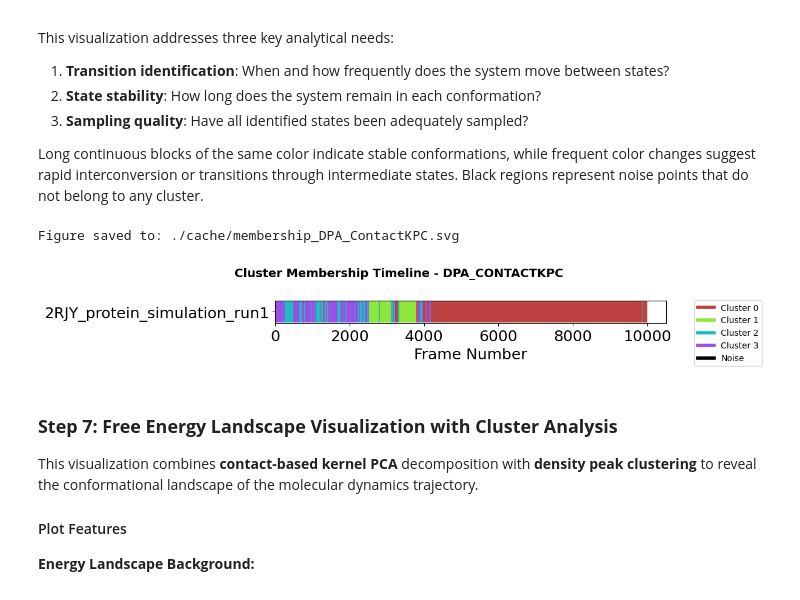
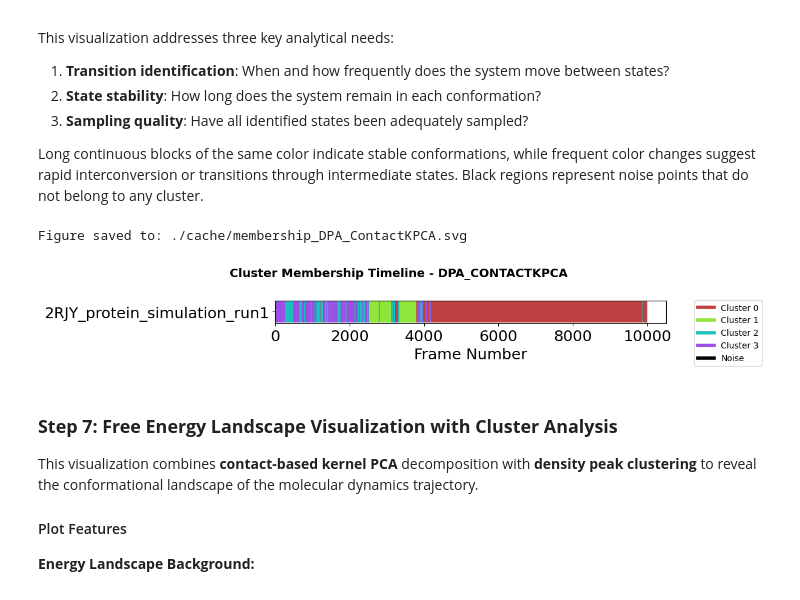
Before and after one commit to maximilian-salomon/mdxplain, a Jupyter notebook: tutorials/02_VillinHeadpiece_Full_Analysis.ipynb, the cells around one changed output. Saved outputs shown, nothing was run; the diff lists cells and outputs as text; code cells hidden in the pictures.

```diff
--- a/tutorials/02_VillinHeadpiece_Full_Analysis.ipynb
+++ b/tutorials/02_VillinHeadpiece_Full_Analysis.ipynb
@@ -189,16 +187,16 @@ changes suggest rapid interconversion or transitions through intermediate states
 represent noise points that do not belong to any cluster.
 # %%
 fig = pipeline.plots.clustering.membership(
-    clustering_name="DPA_ContactKPC",
+    clustering_name="DPA_ContactKPCA",
     save_fig=True,
     file_format="svg",
     tick_fontsize=18,
     xlabel_fontsize=18,
     ylabel_fontsize=18,
 )
 # %% [output]
-Figure saved to: ./cache/membership_DPA_ContactKPC.svg
+Figure saved to: ./cache/membership_DPA_ContactKPCA.svg
-[figure, old version]
+[figure, new version]
 # %% [markdown]
 ### **Step 7: Free Energy Landscape Visualization with Cluster Analysis**
 
```
Also changed, not shown: parts of 20 cells of this notebook.
